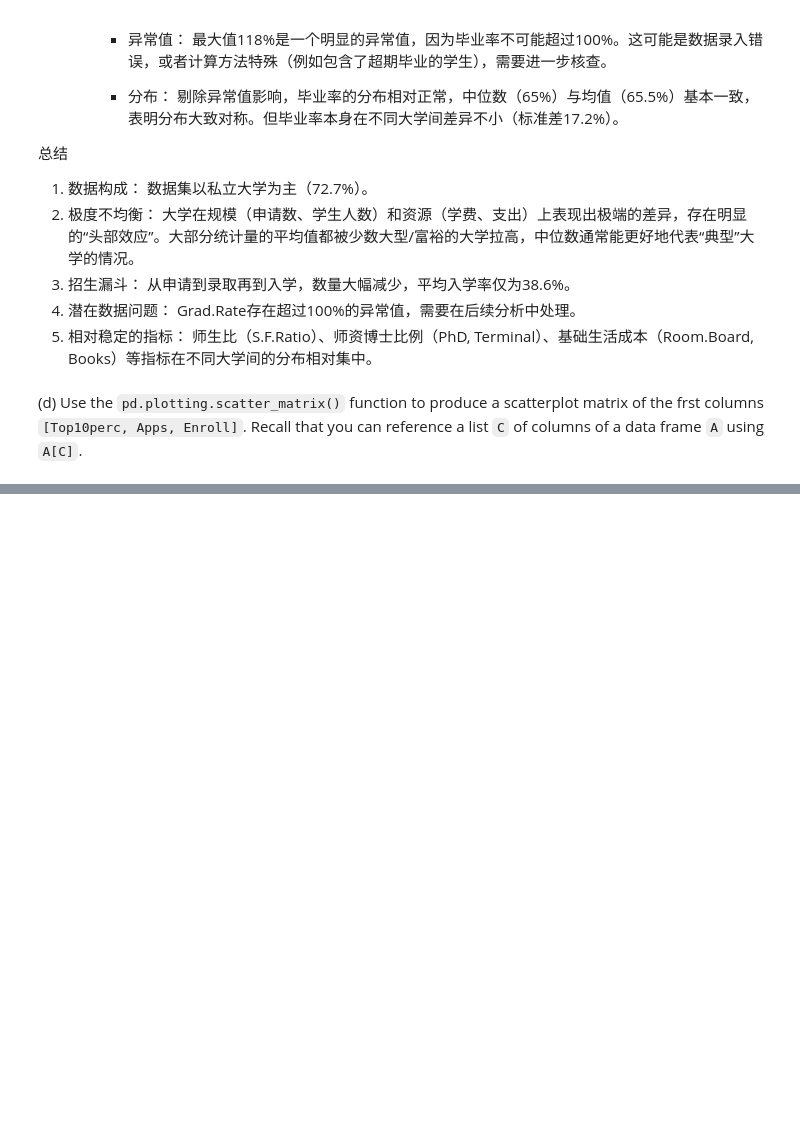
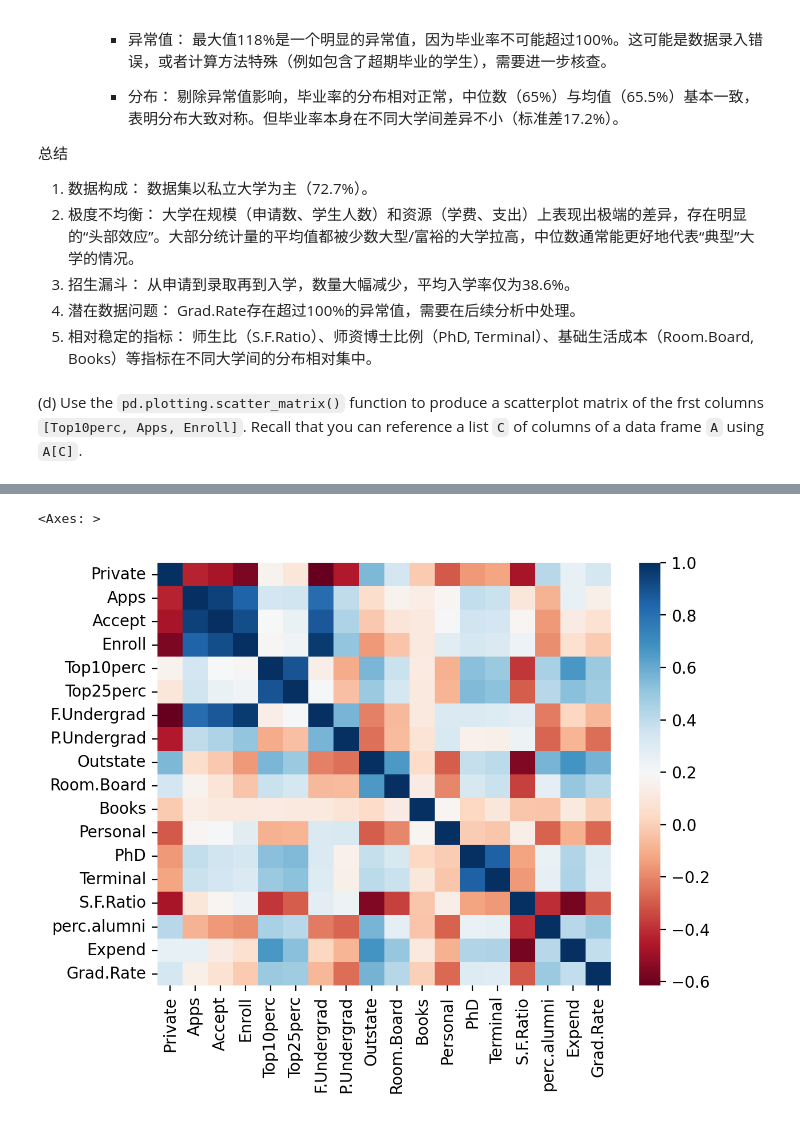
Before and after one commit to hrjtju/way_to_math, a Jupyter notebook: 3_Learn/2_Lectures/0_MachineLearning/1_Midterm_homework/2_code/hw1_applied.ipynb, the cells around one changed output, grey strips where cells are left out. Drawn from its saved outputs; the diff is of its cells as text; code cells hidden in the pictures; blank space fills up the shorter version.

```diff
--- a/3_Learn/2_Lectures/0_MachineLearning/1_Midterm_homework/2_code/hw1_applied.ipynb
+++ b/3_Learn/2_Lectures/0_MachineLearning/1_Midterm_homework/2_code/hw1_applied.ipynb
@@ -225,6 +200,0 @@ again to produce side-by-side boxplots of `Outstate` versus `Elite`.
-# %%
-college['Elite'] = pd.cut(college['Top10perc'],
-                          [0,50,100],
-                          labels=['No', 'Yes'])
-print(college['Elite'].value_counts())
-college.boxplot(column='Outstate', by='Elite')
@@ -260,6 +200,0 @@ what you discover.
-# %%
-import seaborn as sns
-
-college["Private"] = college["Private"].map({'Yes': 1, 'No': 0})
-college["Elite"] = college["Elite"].map({'Yes': 1, 'No': 0})
-college
@@ -280,0 +247,6 @@ college
+# %%
+plt.figure(dpi=200)
+sns.heatmap(college.corr(), ax=plt.gca(), cmap="RdBu")
+# %% [output]
+<Axes: >
+[figure, added]
```
Also changed, not shown: parts of 23 cells of this notebook, 1 other file.
